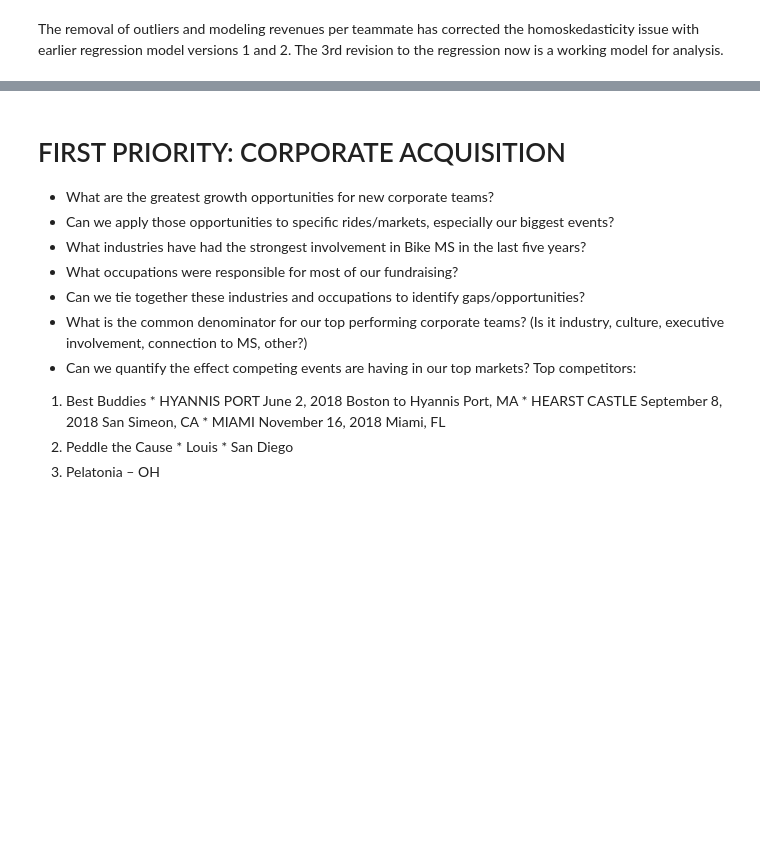
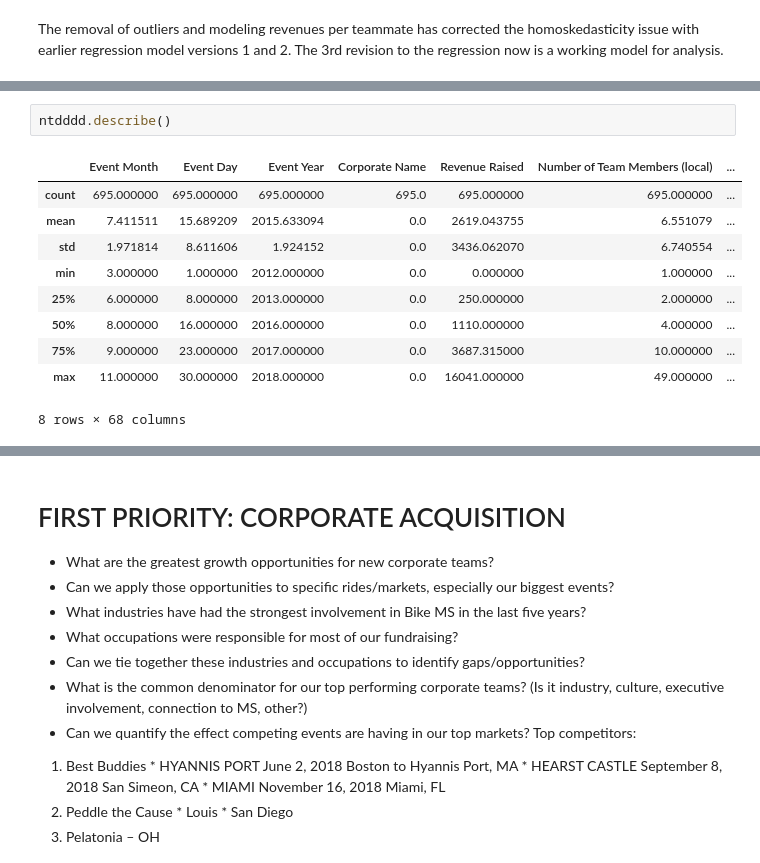
Before and after one commit to mills-jeffreyb/GENBA894, a Jupyter notebook: Mills_Jeff_CapstoneProject-National Bike Teams.ipynb, the cells around one changed output, grey strips where cells are left out. Cells and saved outputs as stored; diff of their text form; blank space fills up the shorter version.

```diff
--- a/Mills_Jeff_CapstoneProject-National Bike Teams.ipynb
+++ b/Mills_Jeff_CapstoneProject-National Bike Teams.ipynb
@@ -1693,0 +1738,13 @@ The removal of outliers and modeling revenues per teammate has corrected the hom
+# %%
+ntdddd.describe()
+# %% [output]
+|  | Event Month | Event Day | Event Year | Corporate Name | Revenue Raised | Number of Team Members (local) | ... |
+| count | 695.000000 | 695.000000 | 695.000000 | 695.0 | 695.000000 | 695.000000 | ... |
+| mean | 7.411511 | 15.689209 | 2015.633094 | 0.0 | 2619.043755 | 6.551079 | ... |
+| std | 1.971814 | 8.611606 | 1.924152 | 0.0 | 3436.062070 | 6.740554 | ... |
+| min | 3.000000 | 1.000000 | 2012.000000 | 0.0 | 0.000000 | 1.000000 | ... |
+| 25% | 6.000000 | 8.000000 | 2013.000000 | 0.0 | 250.000000 | 2.000000 | ... |
+| 50% | 8.000000 | 16.000000 | 2016.000000 | 0.0 | 1110.000000 | 4.000000 | ... |
+| 75% | 9.000000 | 23.000000 | 2017.000000 | 0.0 | 3687.315000 | 10.000000 | ... |
+| max | 11.000000 | 30.000000 | 2018.000000 | 0.0 | 16041.000000 | 49.000000 | ... |
+8 rows × 68 columns
```
Also changed, not shown: parts of 17 cells of this notebook.
